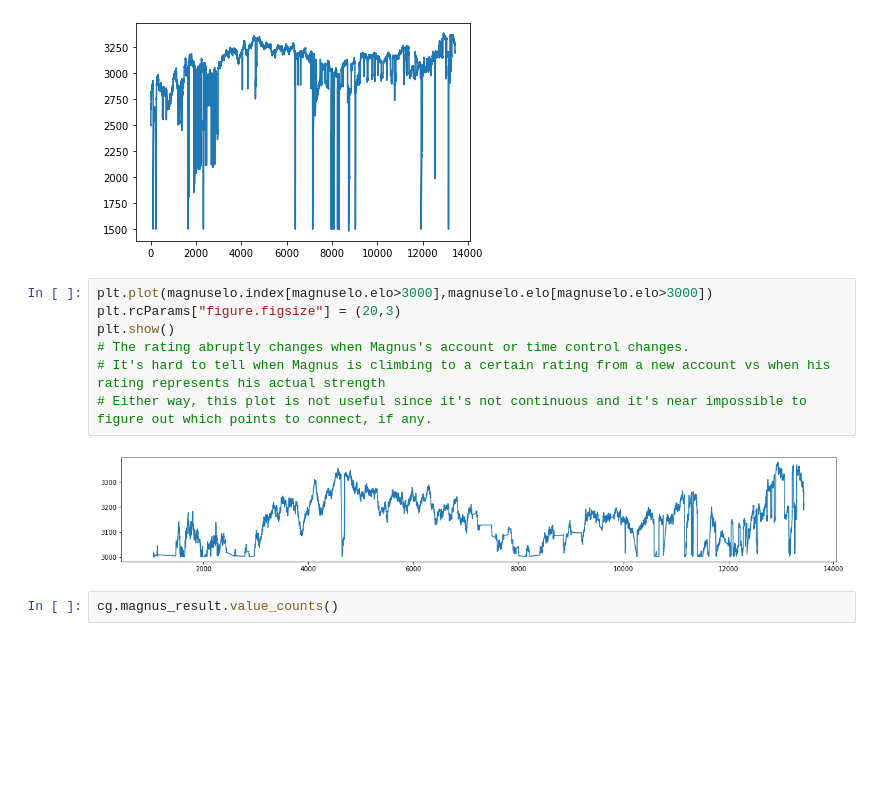
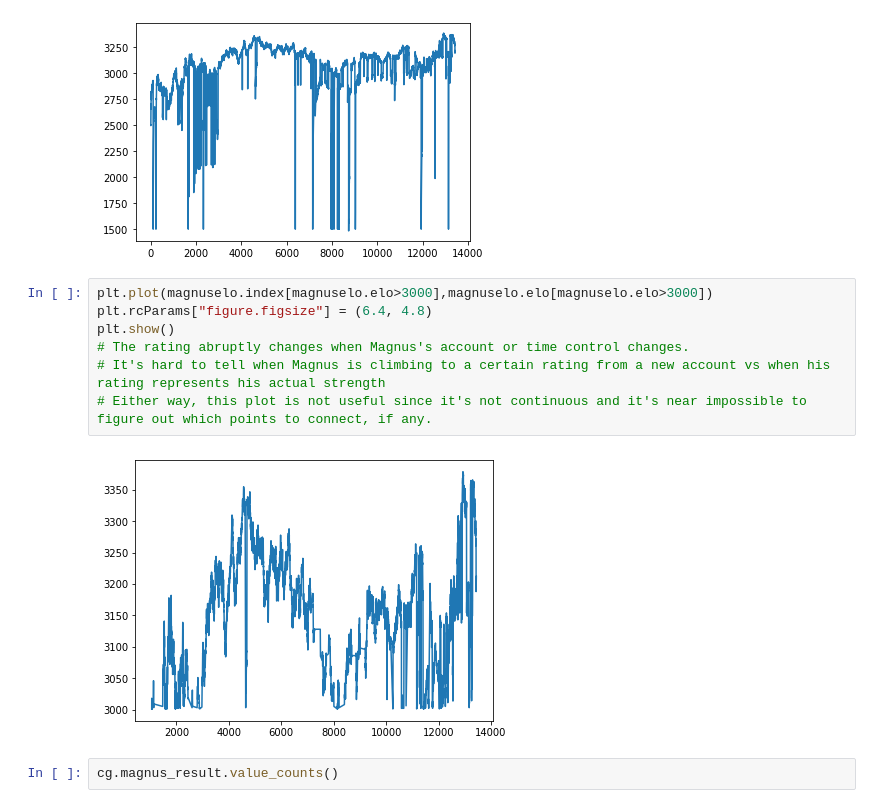
Before and after one commit to dealom/Magnus-Carlsen-Lichess-Games-Dataset-Analysis, a Jupyter notebook: Analysis.ipynb, the cells around one changed output. Drawn from its saved outputs; the diff is of its cells as text; blank space fills up the shorter version.

```diff
--- a/Analysis.ipynb
+++ b/Analysis.ipynb
@@ -97,13 +181,13 @@ plt.plot(magnuselo.index,magnuselo.elo)
 [figure]
 # %%
 plt.plot(magnuselo.index[magnuselo.elo>3000],magnuselo.elo[magnuselo.elo>3000])
-plt.rcParams["figure.figsize"] = (20,3)
+plt.rcParams["figure.figsize"] = (6.4, 4.8)
 plt.show()
 # The rating abruptly changes when Magnus's account or time control changes.
 # It's hard to tell when Magnus is climbing to a certain rating from a new account vs when his rating represents his actual strength
 # Either way, this plot is not useful since it's not continuous and it's near impossible to figure out which points to connect, if any.
 # %% [output]
-[figure, old version]
+[figure, new version]
 # %%
 cg.magnus_result.value_counts()
 # %%
```
Also changed, not shown: parts of 8 cells of this notebook.
